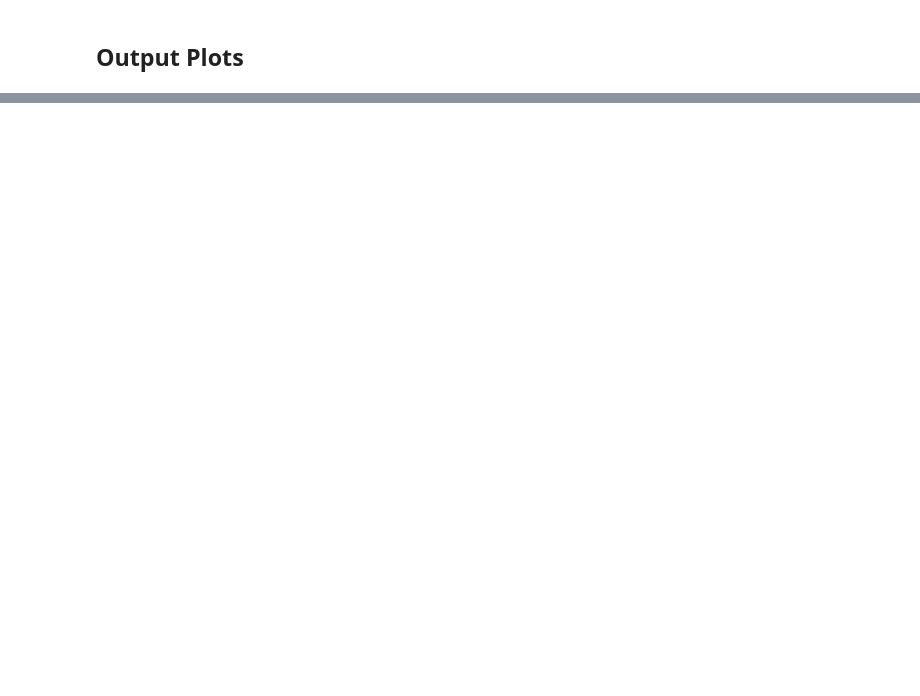
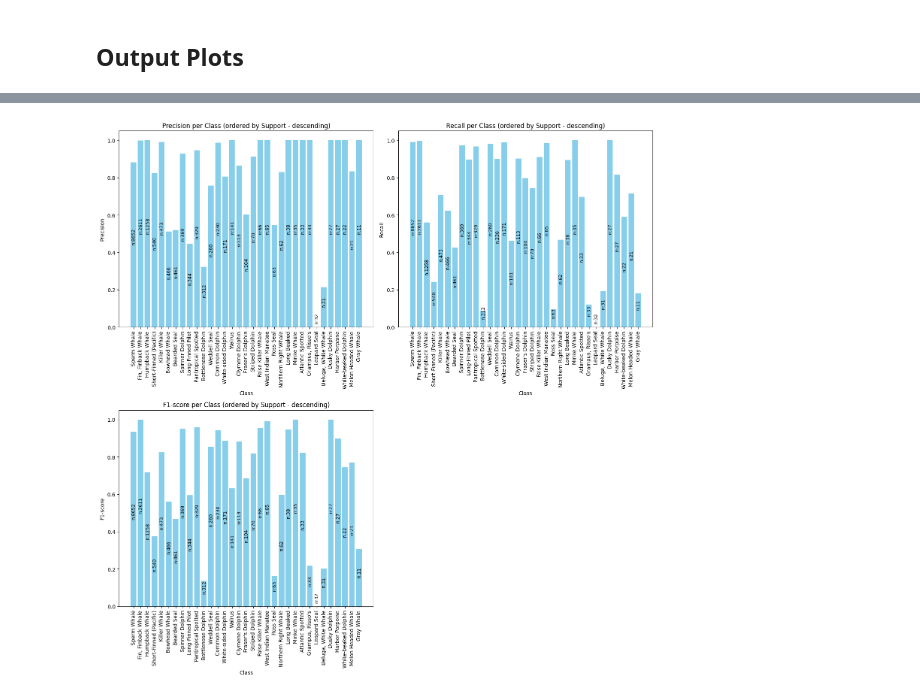
Before and after one commit to VerzaElisa/FewShotLearning, a Jupyter notebook: main.ipynb, the cells around one changed output, grey strips where cells are left out. Cells and saved outputs as stored; diff of their text form; code cells hidden in the pictures; blank space fills up the shorter version.

```diff
--- a/main.ipynb
+++ b/main.ipynb
@@ -118,0 +166,8 @@ plt.show()
+# %%
+curr_metrics_date = '01-09_merged_metrics'
+classes_df = pd.read_csv(os.path.join(MODELS_METRICS_DIR, curr_metrics_date, f'{n_classes_plus_20}_merged_metrics.csv'))
+classes_df_sorted = classes_df.sort_values(by='support', ascending=False)
+fig = metrics_plot_builder(classes_df_sorted)
+plt.show()
+# %% [output]
+[figure, added]
```
Also changed, not shown: parts of 12 cells of this notebook, 20 other files.
